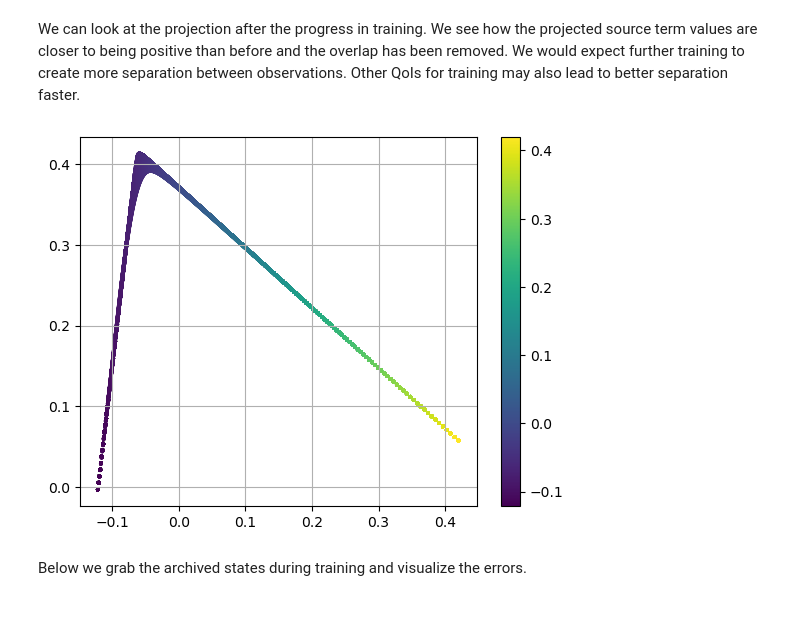
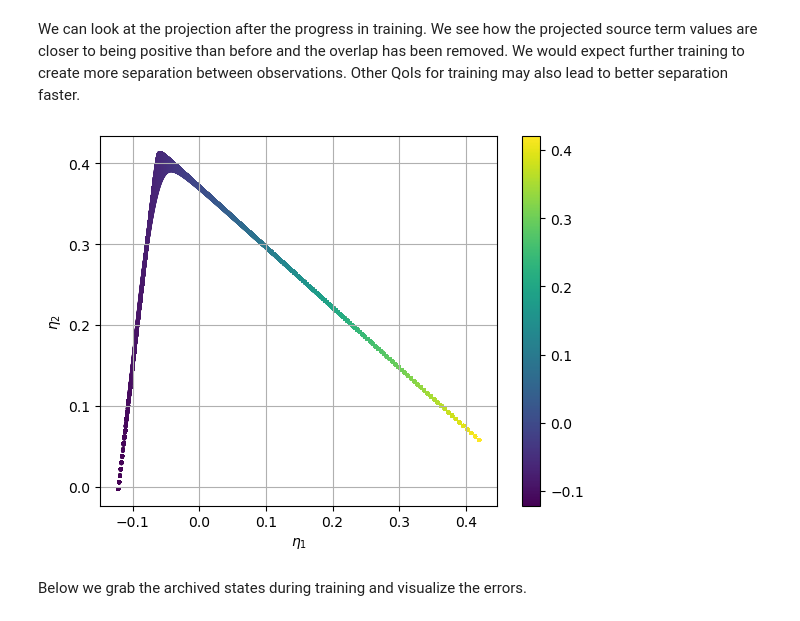
Before and after one commit to kamilazdybal/PCAfold, a Jupyter notebook: docs/tutorials/demo-qoi-aware-encoder-pounet.ipynb, the cells around one changed output. Drawn from its saved outputs; the diff is of its cells as text; code cells hidden in the pictures.

```diff
--- a/docs/tutorials/demo-qoi-aware-encoder-pounet.ipynb
+++ b/docs/tutorials/demo-qoi-aware-encoder-pounet.ipynb
@@ -131,13 +134,15 @@ Other QoIs for training may also lead to better separation faster.
 # %%
 X_projected = ednet.projection(X)
 S_X_projected = ednet.projection(X, nobias=True)
 
 plt.scatter(X_projected[:,0], X_projected[:,1],s=3, c=S_X_projected[:,0], cmap='viridis')
 plt.colorbar()
 plt.grid()
+plt.xlabel('$\eta_1$')
+plt.ylabel('$\eta_2$')
 plt.show()
 # %% [output]
-[figure, old version]
+[figure, new version]
 # %% [markdown]
 Below we grab the archived states during training and visualize the errors.
 # %%
```
Also changed, not shown: parts of 4 cells of this notebook, 15 other files.
